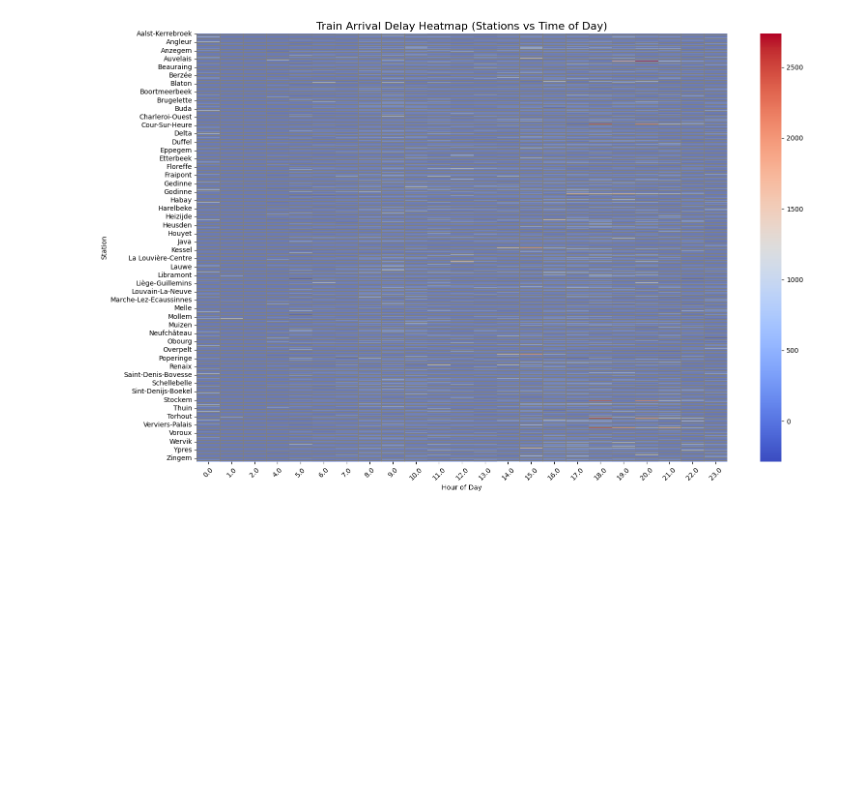
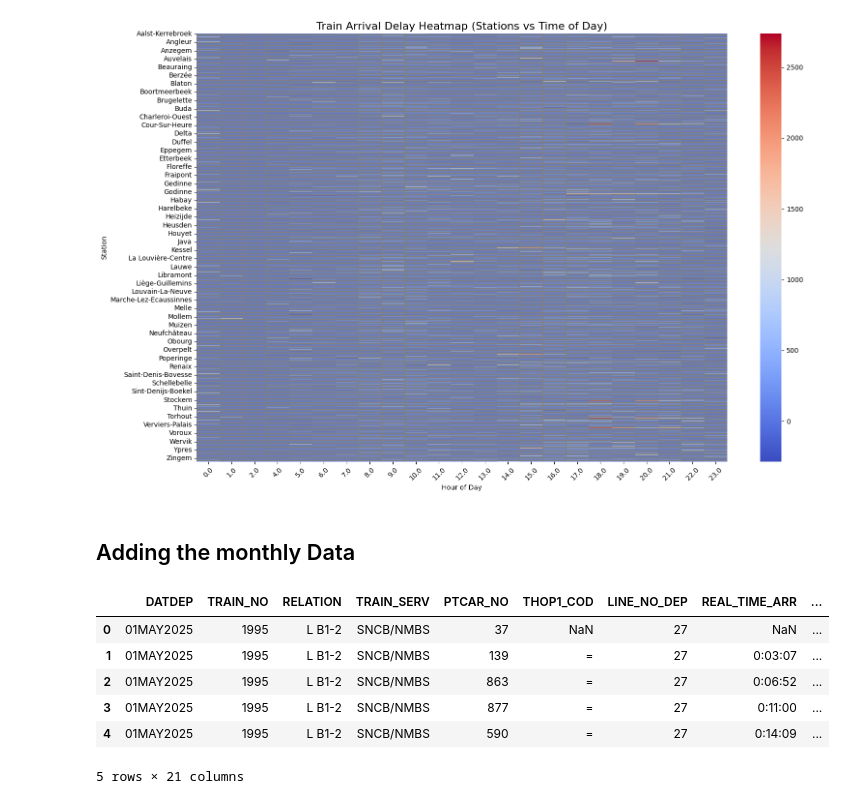
Before and after one commit to DT-Service-Consulting/tempocom-app, a Jupyter notebook: Data_cleaning.ipynb, the cells around one changed output. Drawn from its saved outputs; the diff is of its cells as text; code cells hidden in the pictures; blank space fills up the shorter version.

```diff
--- a/Data_cleaning.ipynb
+++ b/Data_cleaning.ipynb
@@ -865,3 +867,17 @@ plt.tight_layout()
 plt.show()
 # %% [output]
 [figure]
+# %% [markdown]
+## Adding the monthly Data
+# %%
+df=pd.read_csv("/home/learner/Desktop/internship/Dealy_analysis/tempocom-app/Data_raw_punctuality_202505.csv", delimiter=',')
+# %%
+df.arric()
+# %% [output]
+|  | DATDEP | TRAIN_NO | RELATION | TRAIN_SERV | PTCAR_NO | THOP1_COD | LINE_NO_DEP | REAL_TIME_ARR | ... |
+| 0 | 01MAY2025 | 1995 | L B1-2 | SNCB/NMBS | 37 | NaN | 27 | NaN | ... |
+| 1 | 01MAY2025 | 1995 | L B1-2 | SNCB/NMBS | 139 | = | 27 | 0:03:07 | ... |
+| 2 | 01MAY2025 | 1995 | L B1-2 | SNCB/NMBS | 863 | = | 27 | 0:06:52 | ... |
+| 3 | 01MAY2025 | 1995 | L B1-2 | SNCB/NMBS | 877 | = | 27 | 0:11:00 | ... |
+| 4 | 01MAY2025 | 1995 | L B1-2 | SNCB/NMBS | 590 | = | 27 | 0:14:09 | ... |
+5 rows × 21 columns
```
Also changed, not shown: parts of 16 cells of this notebook.
